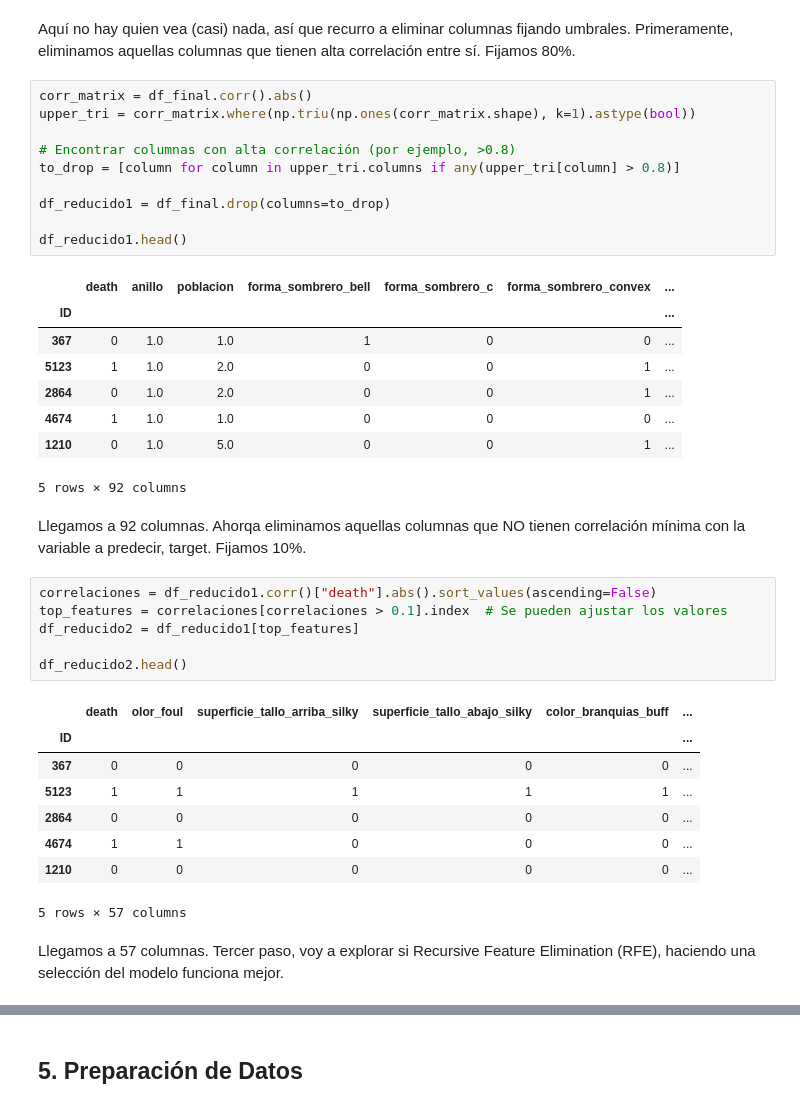
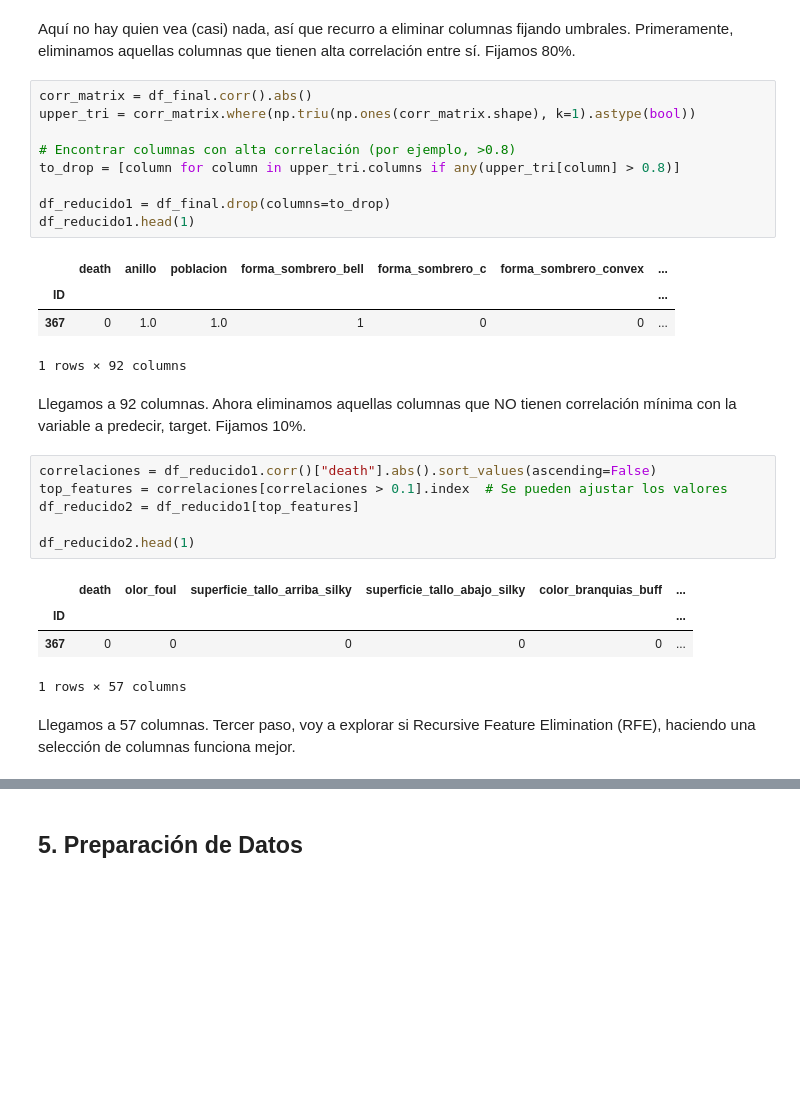
Before and after one commit to angelgvill/DS102024, a Jupyter notebook: 3-MachineLearning/2-Supervisado/Ejercicios/ejercicio_Kaggle2_setas.ipynb, the cells around one changed output, grey strips where cells are left out. Saved outputs shown, nothing was run; the diff lists cells and outputs as text; blank space fills up the shorter version.

```diff
--- a/3-MachineLearning/2-Supervisado/Ejercicios/ejercicio_Kaggle2_setas.ipynb
+++ b/3-MachineLearning/2-Supervisado/Ejercicios/ejercicio_Kaggle2_setas.ipynb
@@ -775,41 +775,32 @@ Primeramente, eliminamos aquellas columnas que tienen alta correlación entre s
 # %%
 corr_matrix = df_final.corr().abs()
 upper_tri = corr_matrix.where(np.triu(np.ones(corr_matrix.shape), k=1).astype(bool))
 
 # Encontrar columnas con alta correlación (por ejemplo, >0.8)
 to_drop = [column for column in upper_tri.columns if any(upper_tri[column] > 0.8)]
 
 df_reducido1 = df_final.drop(columns=to_drop)
-
-df_reducido1.head()
+df_reducido1.head(1)
 # %% [output]
 |  | death | anillo | poblacion | forma_sombrero_bell | forma_sombrero_c | forma_sombrero_convex | ... |
 | ID |  |  |  |  |  |  | ... |
 | 367 | 0 | 1.0 | 1.0 | 1 | 0 | 0 | ... |
-| 5123 | 1 | 1.0 | 2.0 | 0 | 0 | 1 | ... |
-| 2864 | 0 | 1.0 | 2.0 | 0 | 0 | 1 | ... |
-| 4674 | 1 | 1.0 | 1.0 | 0 | 0 | 0 | ... |
-| 1210 | 0 | 1.0 | 5.0 | 0 | 0 | 1 | ... |
-5 rows × 92 columns
+1 rows × 92 columns
 # %% [markdown]
-Llegamos a 92 columnas. Ahorqa eliminamos aquellas columnas que NO tienen correlación mínima con la variable a predecir, target. Fijamos 10%.
+Llegamos a 92 columnas. Ahora eliminamos aquellas columnas que NO tienen correlación mínima con la variable a predecir, target. Fijamos 10%.
 # %%
 correlaciones = df_reducido1.corr()["death"].abs().sort_values(ascending=False)
 top_features = correlaciones[correlaciones > 0.1].index  # Se pueden ajustar los valores
 df_reducido2 = df_reducido1[top_features]
 
-df_reducido2.head()
+df_reducido2.head(1)
 # %% [output]
 |  | death | olor_foul | superficie_tallo_arriba_silky | superficie_tallo_abajo_silky | color_branquias_buff | ... |
 | ID |  |  |  |  |  | ... |
 | 367 | 0 | 0 | 0 | 0 | 0 | ... |
-| 5123 | 1 | 1 | 1 | 1 | 1 | ... |
-| 2864 | 0 | 0 | 0 | 0 | 0 | ... |
-| 4674 | 1 | 1 | 0 | 0 | 0 | ... |
-| 1210 | 0 | 0 | 0 | 0 | 0 | ... |
-5 rows × 57 columns
+1 rows × 57 columns
 # %% [markdown]
-Llegamos a 57 columnas. Tercer paso, voy a explorar si Recursive Feature Elimination (RFE), haciendo una selección del modelo funciona mejor.
+Llegamos a 57 columnas. Tercer paso, voy a explorar si Recursive Feature Elimination (RFE), haciendo una selección de columnas funciona mejor.
 # %%
 from sklearn.feature_selection import RFE
 from sklearn.ensemble import RandomForestClassifier
```
Also changed, not shown: parts of 46 cells of this notebook.
